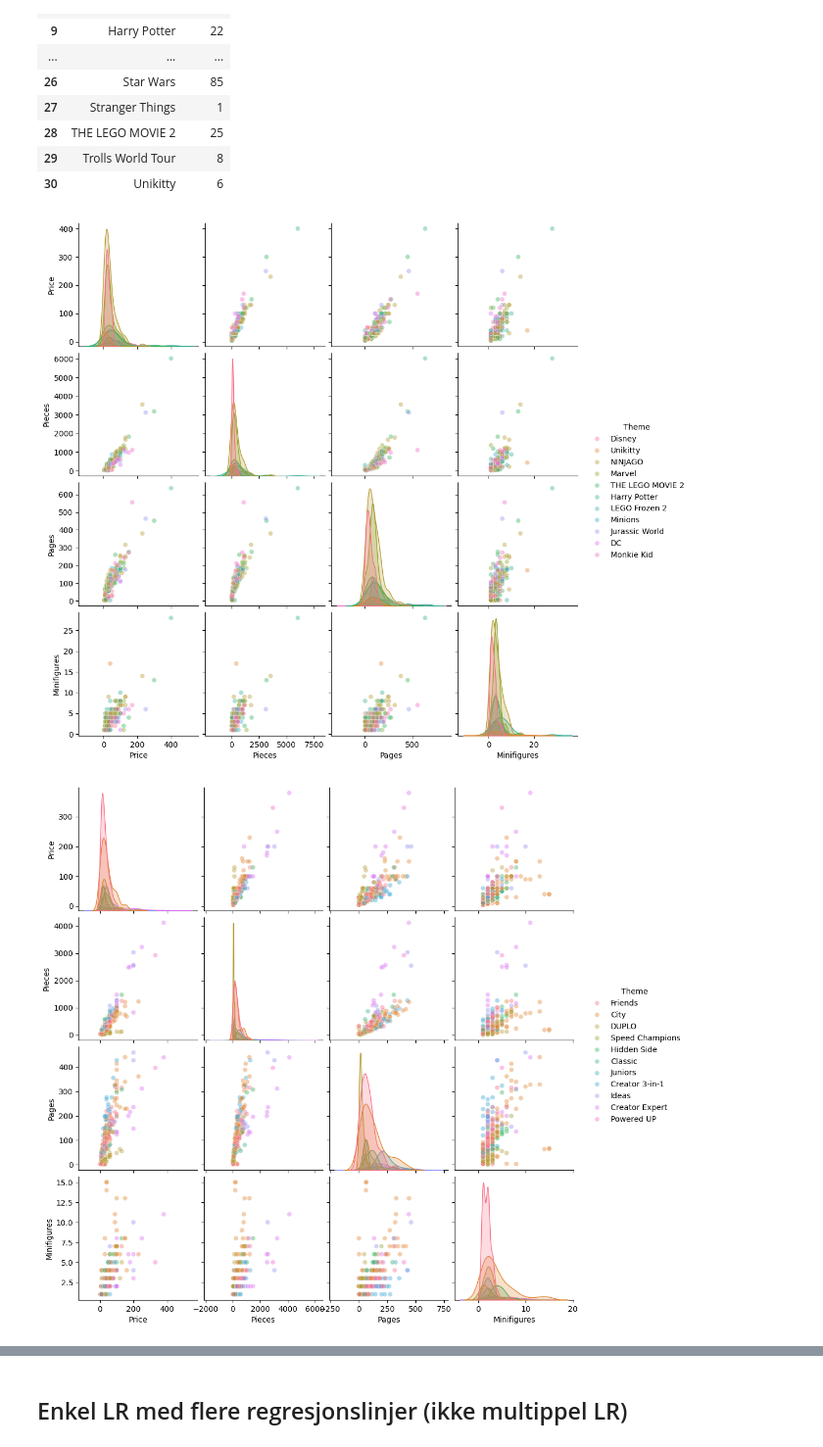
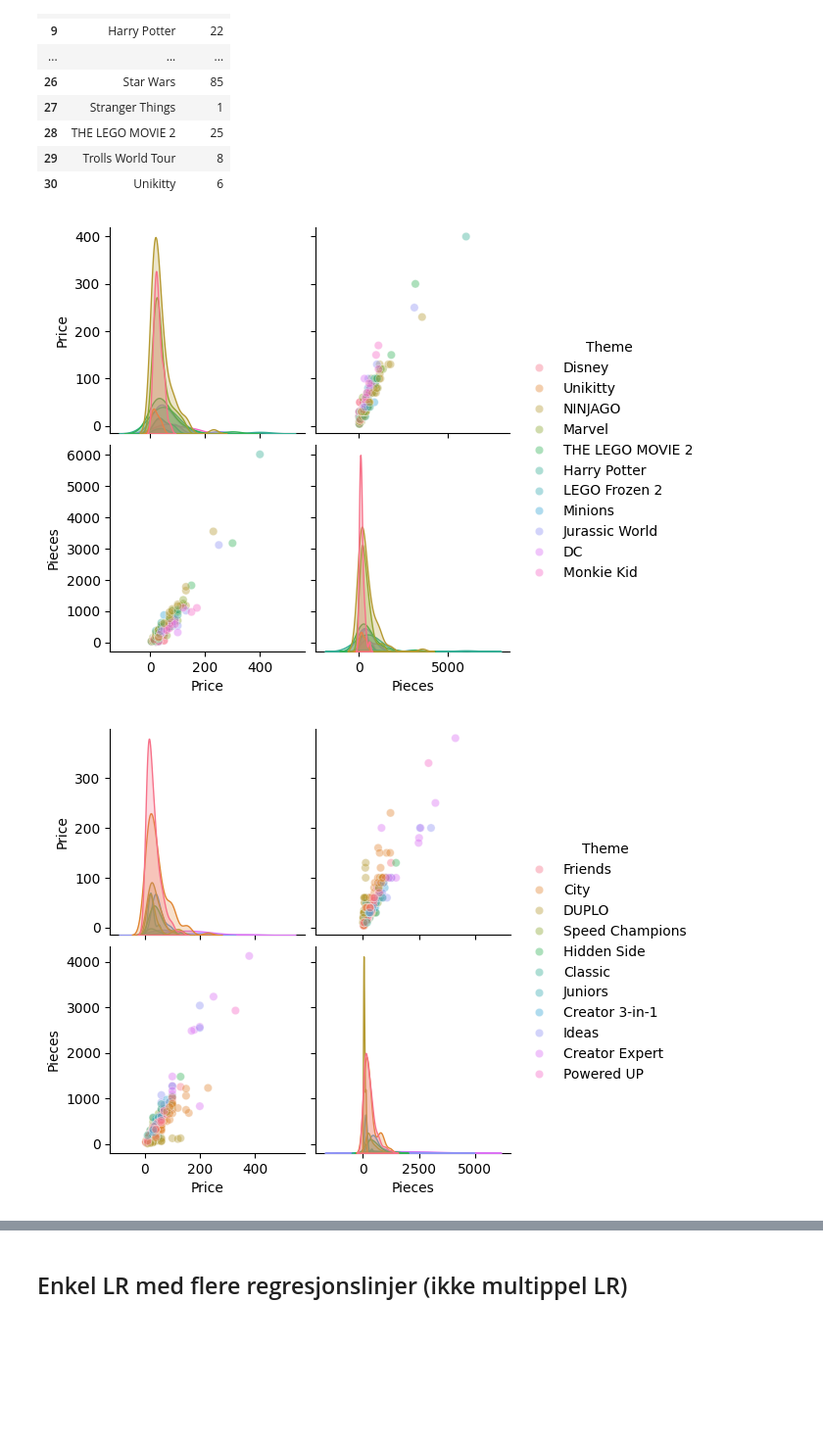
Before and after one commit to erikbjo/istg1003prosjekt, a Jupyter notebook: Oppgaver/arthurTestBook.ipynb, the cells around one changed output, grey strips where cells are left out. Shown at 98% size. Cells and saved outputs as stored; diff of their text form; code cells hidden in the pictures; blank space fills up the shorter version.

```diff
--- a/Oppgaver/arthurTestBook.ipynb
+++ b/Oppgaver/arthurTestBook.ipynb
@@ -326,16 +277,16 @@ df2.groupby(['Theme']).size().reset_index(name = 'Count')
 # %%
 def showMultipleScatterPlotts(arr):
     subset_df = df2[df2['Theme'].isin(arr)]
-    sns.pairplot(subset_df, vars = ['Price', 'Pieces', 'Pages', 'Minifigures'],
+    sns.pairplot(subset_df, vars = ['Price', 'Pieces'],
              hue = 'Theme',
              diag_kind = 'kde',
              plot_kws = dict(alpha = 0.4))
     plt.show()
 
 
 showMultipleScatterPlotts(mythemes_brands)
 showMultipleScatterPlotts(mythemes_notBrands)
 showMultipleScatterPlotts(mythemes_unclearBrands)
 # %% [output]
-[figure, old version]
+[figure, new version]
-[figure, old version]
+[figure, new version]
```
Also changed, not shown: parts of 17 cells of this notebook.
